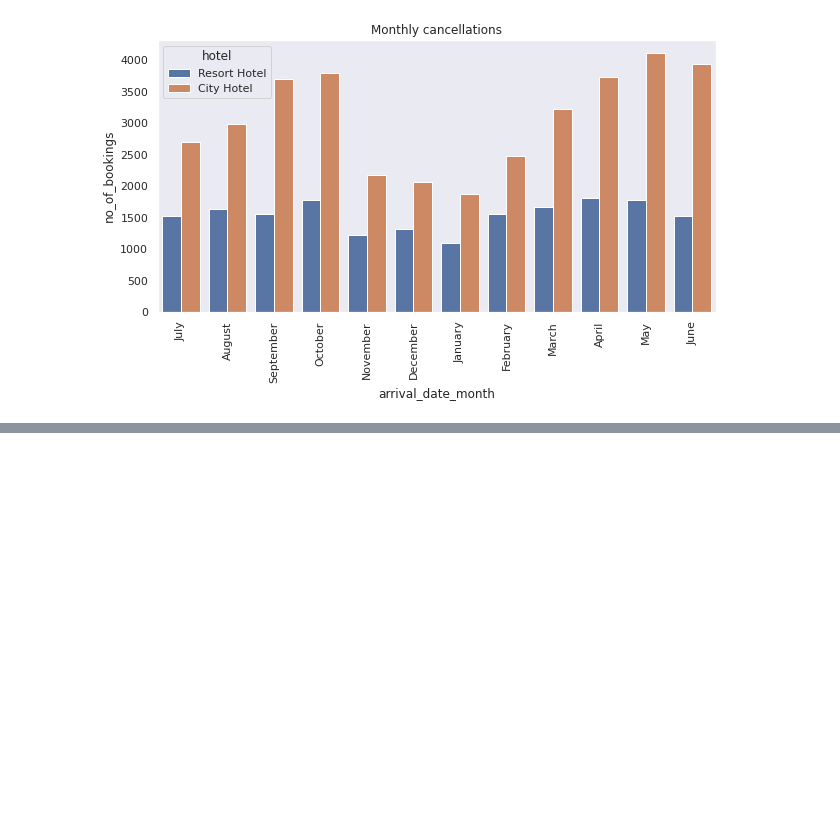
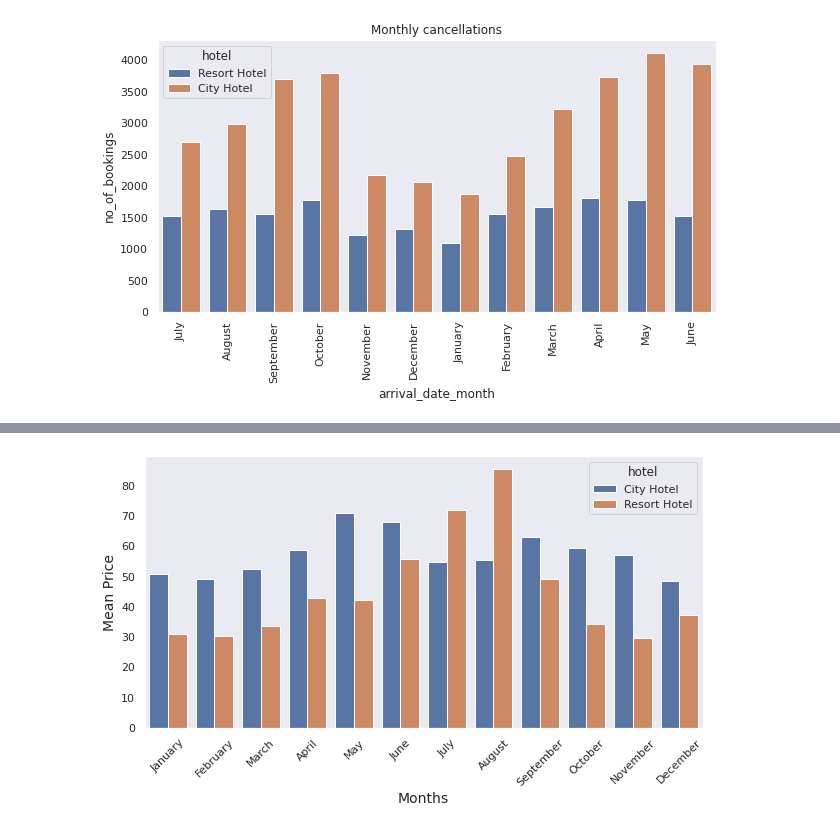
Before and after one commit to adarshsoni10/Data-Analysis-on-Hotel-Bookings, a Jupyter notebook: Copy_of_Hotel_Booking_Analysis_Capstone_Project.ipynb, the cells around one changed output, grey strips where cells are left out. Cells and saved outputs as stored; diff of their text form; code cells hidden in the pictures; blank space fills up the shorter version.

```diff
--- a/Copy_of_Hotel_Booking_Analysis_Capstone_Project.ipynb
+++ b/Copy_of_Hotel_Booking_Analysis_Capstone_Project.ipynb
@@ -295,0 +321,14 @@ plt.xticks(rotation = 90)
+# %%
+# dropping babies column as they are not accounted into monetary consideration
+new_df= df[['hotel', 'is_canceled', 'lead_time', 'arrival_date_year',
+       'arrival_date_month', 'arrival_date_week_number',
+       'arrival_date_day_of_month', 'stays_in_weekend_nights',
+       'stays_in_week_nights', 'adults', 'children', 'meal',
+       'country', 'market_segment', 'distribution_channel',
+       'is_repeated_guest', 'previous_cancellations',
+       'previous_bookings_not_canceled', 'reserved_room_type',
+       'assigned_room_type', 'deposit_type', 'customer_type', 'adr',
+       'required_car_parking_spaces', 'total_of_special_requests']]
+
+
+new_df.tail()
@@ -295,0 +343,4 @@ plt.xticks(rotation = 90)
+# %%
+#Creating a column for total guests
+new_df['Total_Guests'] = new_df['adults'] + new_df['children']
+new_df= new_df[new_df.Total_Guests > 0]
@@ -295,0 +349,5 @@ plt.xticks(rotation = 90)
+# %%
+new_df['adr_pp']= new_df.adr/new_df.Total_Guests
+monthlyadr_df= new_df.groupby (['hotel','arrival_date_month'])['adr_pp'].mean()
+monthlyadr_df=pd.DataFrame({"hotel":(map(lambda x:x[0],monthlyadr_df.index)), "month": list(map(lambda x:x[1],monthlyadr_df.index)), "mean": monthlyadr_df.values})
+monthlyadr_df
@@ -295,0 +372,10 @@ plt.xticks(rotation = 90)
+# %%
+#Now lets plot the graph for above
+month_sorted = ['January','February','March','April','May','June','July','August','September','October','November','December']
+sns.barplot (y= 'mean', x= 'month', data= monthlyadr_df, hue= 'hotel', order= month_sorted)
+plt.xticks(rotation = 45)
+plt.ylabel('Mean Price', size=14)
+plt.xlabel('Months', size=14)
+plt.show()
+# %% [output]
+[figure, added]
```
Also changed, not shown: parts of 20 cells of this notebook.
